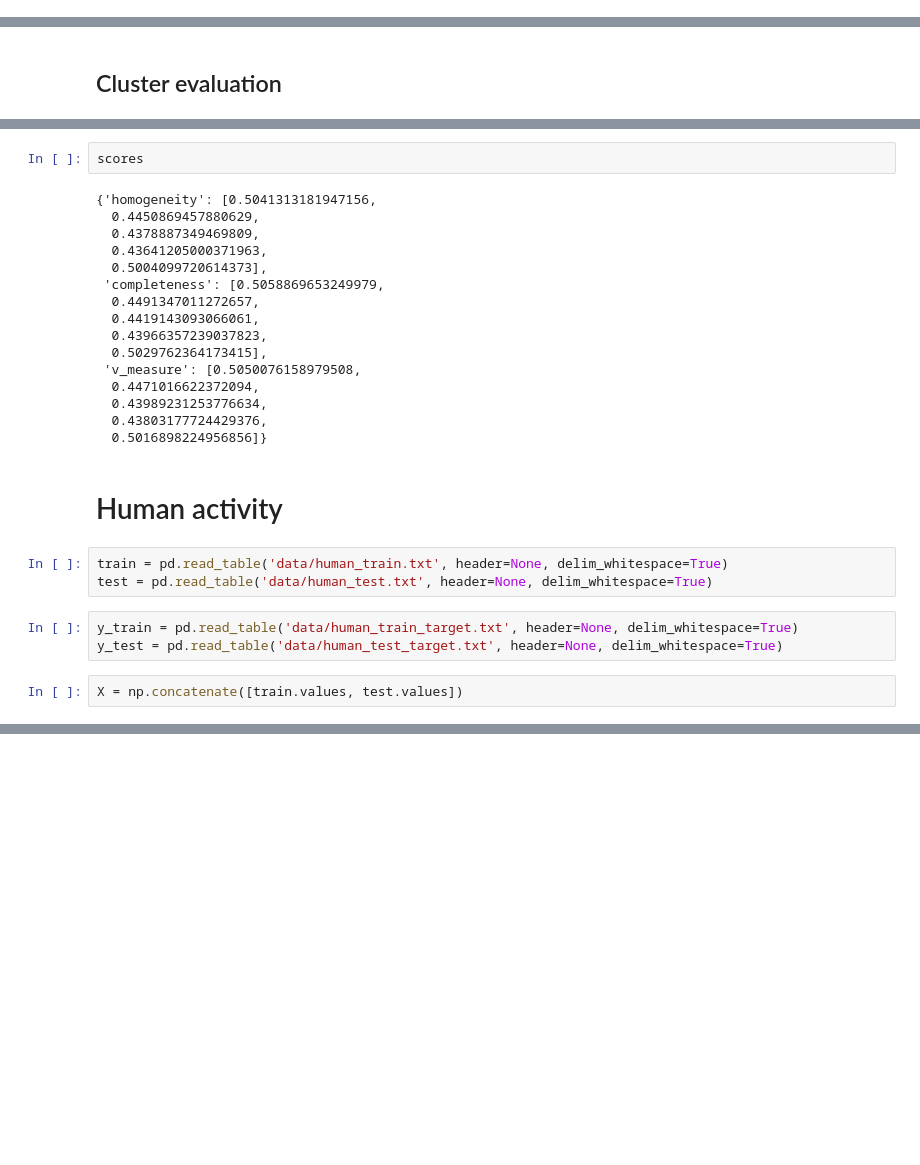
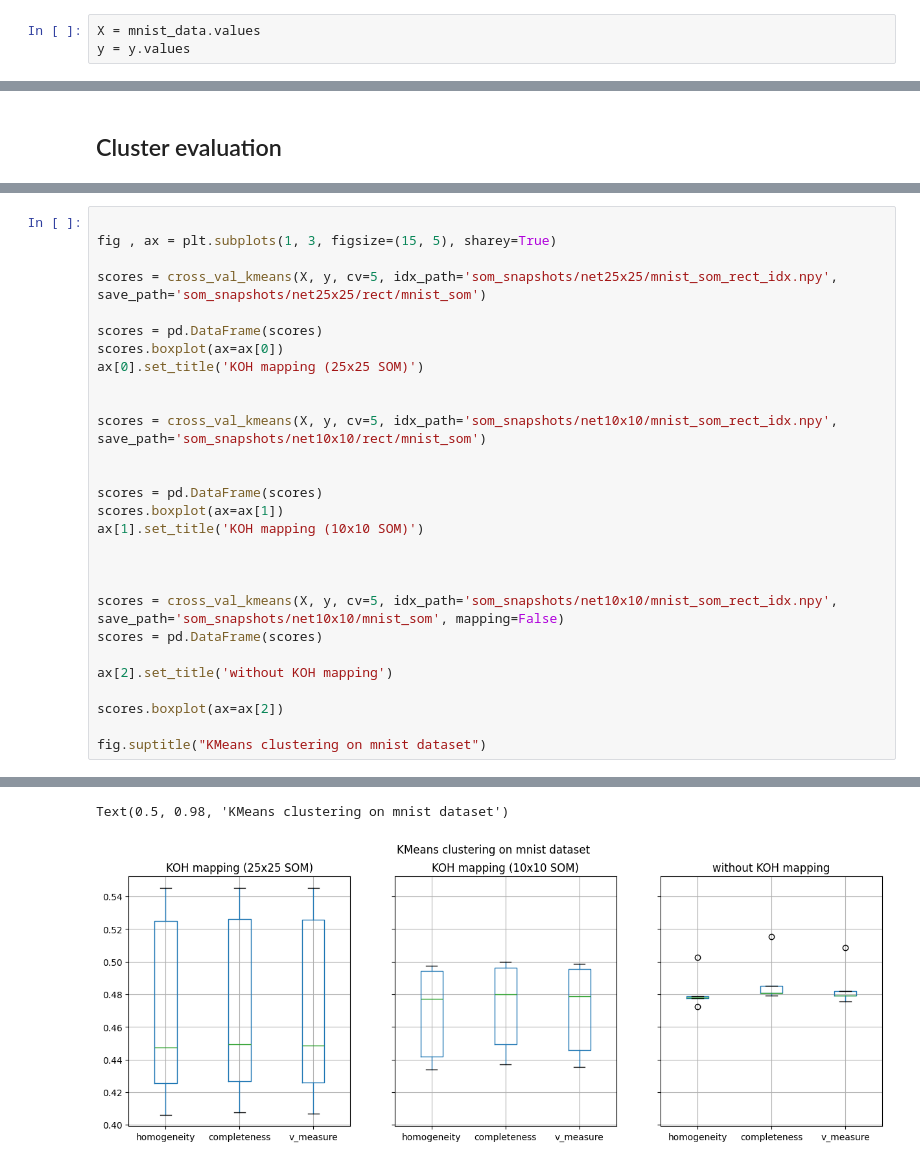
Before and after one commit to Fersoil/miowad, a Jupyter notebook: KOH/mnist_eval.ipynb, the cells around one changed output, grey strips where cells are left out. Drawn from its saved outputs; the diff is of its cells as text; blank space fills up the shorter version.

```diff
--- a/KOH/mnist_eval.ipynb
+++ b/KOH/mnist_eval.ipynb
@@ -33,6 +30,9 @@ Text(0.5, 1.0, 'Label: 5')
 mnist_data.values.shape
 # %% [output]
 (70000, 784)
+# %%
+X = mnist_data.values
+y = y.values
 # %%
 koh = KohonenNetwork(2, 5, vec_dim=28*28, neighboring_func=GaussianNeighboringFunc())
 x = mnist_data.values[0]
@@ -260,28 +175,29 @@ with open("scores/mnist_10x10_10_epochs.pkl", 'wb') as f:
-# %%
-scores
-# %% [output]
-{'homogeneity': [0.5041313181947156,
-  0.4450869457880629,
-  0.4378887349469809,
-  0.43641205000371963,
-  0.5004099720614373],
- 'completeness': [0.5058869653249979,
-  0.4491347011272657,
-  0.4419143093066061,
-  0.43966357239037823,
-  0.5029762364173415],
- 'v_measure': [0.5050076158979508,
-  0.4471016622372094,
-  0.43989231253776634,
-  0.43803177724429376,
-  0.5016898224956856]}
-# %% [markdown]
-# Human activity
-# %%
-train = pd.read_table('data/human_train.txt', header=None, delim_whitespace=True)
-test = pd.read_table('data/human_test.txt', header=None, delim_whitespace=True)
-# %%
-y_train = pd.read_table('data/human_train_target.txt', header=None, delim_whitespace=True)
-y_test = pd.read_table('data/human_test_target.txt', header=None, delim_whitespace=True)
-# %%
-X = np.concatenate([train.values, test.values])
+# %%
+
+fig , ax = plt.subplots(1, 3, figsize=(15, 5), sharey=True)
+
+scores = cross_val_kmeans(X, y, cv=5, idx_path='som_snapshots/net25x25/mnist_som_rect_idx.npy', save_path='som_snapshots/net25x25/rect/mnist_som')
+
+scores = pd.DataFrame(scores)
+scores.boxplot(ax=ax[0])
+ax[0].set_title('KOH mapping (25x25 SOM)')
+
+
+scores = cross_val_kmeans(X, y, cv=5, idx_path='som_snapshots/net10x10/mnist_som_rect_idx.npy', save_path='som_snapshots/net10x10/rect/mnist_som')
+
+
+scores = pd.DataFrame(scores)
+scores.boxplot(ax=ax[1])
+ax[1].set_title('KOH mapping (10x10 SOM)')
+
+
+
+scores = cross_val_kmeans(X, y, cv=5, idx_path='som_snapshots/net10x10/mnist_som_rect_idx.npy', save_path='som_snapshots/net10x10/mnist_som', mapping=False)
+scores = pd.DataFrame(scores)
+
+ax[2].set_title('without KOH mapping')
+
+scores.boxplot(ax=ax[2])
+
+fig.suptitle("KMeans clustering on mnist dataset")
+# %% [output]
@@ -287,0 +219,2 @@ X = np.concatenate([train.values, test.values])
+Text(0.5, 0.98, 'KMeans clustering on mnist dataset')
+[figure, added]
```
Also changed, not shown: parts of 12 cells of this notebook, 7 other files.
